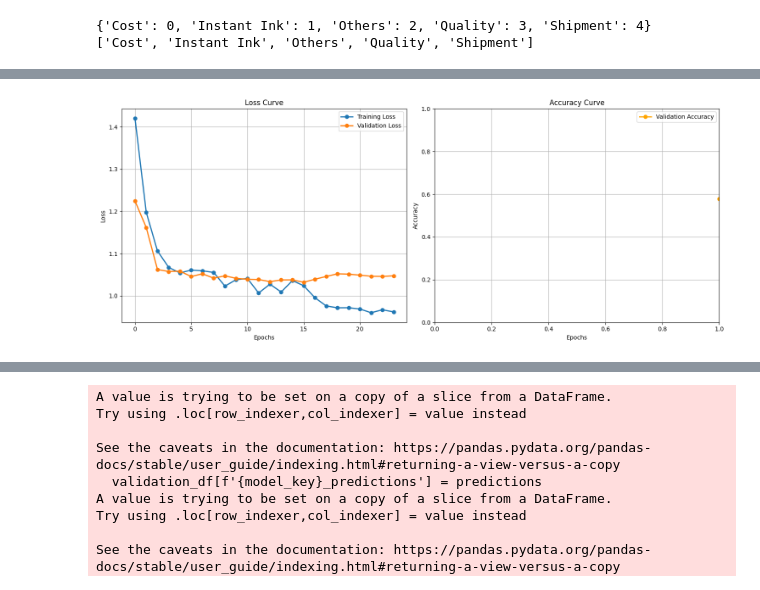
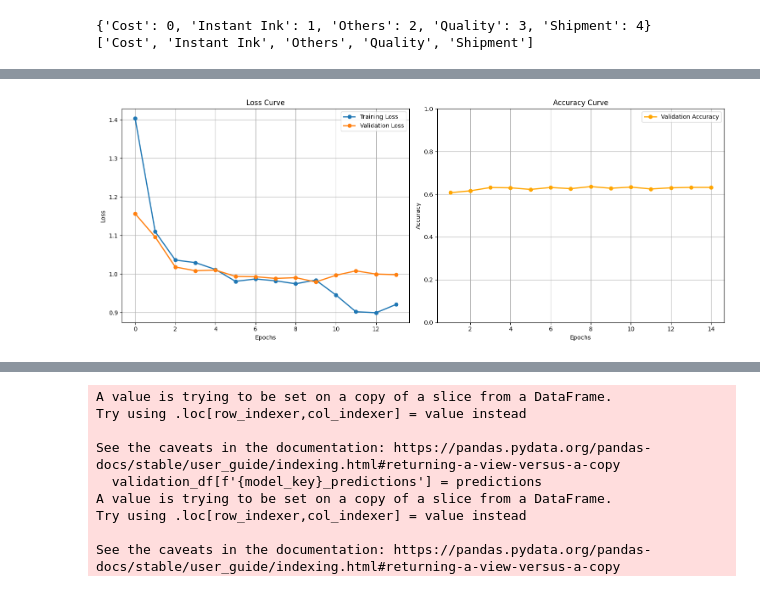
Before and after one commit to wd686/InkSightAnalyzer, a Jupyter notebook: distilbert (category).ipynb, the cells around one changed output, grey strips where cells are left out. Drawn from its saved outputs; the diff is of its cells as text; code cells hidden in the pictures.

```diff
--- a/distilbert (category).ipynb
+++ b/distilbert (category).ipynb
@@ -64,9 +64,9 @@ def count_sentences(text):
 df['sentence_count'] = df['Combined Text'].apply(count_sentences)
 
 # 2.2 Filter by Review Length and/or Tokens
-token_threshold = 999
-sentence_threshold = 999
-df = df[(df['token_count'] <= token_threshold) | (df['sentence_count'] <= sentence_threshold)]
+token_threshold = 100
+sentence_threshold = 1
+df = df[(df['token_count'] <= token_threshold) & (df['sentence_count'] <= sentence_threshold)]
 
 # 3. Filter by Date,  Training: <Apr-24, Validation: Apr-24)
 mmm_yy1 = 'Jan-23'
@@ -365,52 +366,43 @@ def plot_training_curves(trainer):
     # Access the logs
     logs = trainer.state.log_history
 
-    # Create lists to hold the loss and accuracy values
-    train_loss = []
-    eval_loss = []
-    eval_accuracy = []
-
-    # Iterate through the logs and collect loss and accuracy values
-    for log in logs:
-        if 'loss' in log:
-            train_loss.append(log['loss'])
-        if 'eval_loss' in log:
-            eval_loss.append(log['eval_loss'])
-        if 'eval_accuracy' in log:
-            eval_accuracy.append(log['eval_accuracy'])
+    train_loss = [log['loss'] for log in logs if 'loss' in log and 'step' in log]
+    val_loss = [log['eval_loss'] for log in logs if 'eval_loss' in log and 'step' in log]
+    train_accuracy = [log['accuracy'] for log in logs if 'accuracy' in log and 'step' in log]
+    val_accuracy = [log['eval_accuracy'] for log in logs if 'eval_accuracy' in log and 'step' in log]
+    steps = [log['step'] for log in logs if 'step' in log]
 
     # Define the epochs (x-axis values)
-    epochs = range(1, len(eval_accuracy) + 1)  # Ensure the x-axis matches the number of epochs
+    epochs = range(1, len(val_accuracy) + 1)  # Ensure the x-axis matches the number of epochs
 
     # Plotting
     fig, axs = plt.subplots(1, 2, figsize=(15, 6))  # Change to 1 row and 2 columns
 
     # Plot loss
     axs[0].plot(train_loss, label='Training Loss', marker='o', markersize=6, linestyle='-', linewidth=2)
-    axs[0].plot(eval_loss, label='Validation Loss', marker='o', markersize=6, linestyle='-', linewidth=2)
+    axs[0].plot(val_loss, label='Validation Loss', marker='o', markersize=6, linestyle='-', linewidth=2)
     axs[0].set_title('Loss Curve')
     axs[0].set_xlabel('Epochs')
     axs[0].set_ylabel('Loss')
     axs[0].legend()
     axs[0].grid()
 
     # Plot accuracy
-    axs[1].plot(epochs, eval_accuracy, label='Validation Accuracy', color='orange', marker='o', markersize=6, linestyle='-', linewidth=2)
+    axs[1].plot(epochs, val_accuracy, label='Validation Accuracy', color='orange', marker='o', markersize=6, linestyle='-', linewidth=2)
     axs[1].set_title('Accuracy Curve')
     axs[1].set_xlabel('Epochs')
     axs[1].set_ylabel('Accuracy')
-    axs[1].set_xlim(0, 1)  # Set x-axis from 0 to total epochs
     axs[1].set_ylim(0, 1)
     axs[1].legend()
     axs[1].grid()
 
     plt.tight_layout()
     plt.show()
 
 # Call the function to plot training curves
 plot_training_curves(trainer)
 # %% [output]
-[figure, old version]
+[figure, new version]
 # %%
 # Define the model paths
 model_1 = 'models\distilbert aspect classification 081024 (trained on Apr-24)'      # all data Apr Data
```
Also changed, not shown: parts of 10 cells of this notebook.
